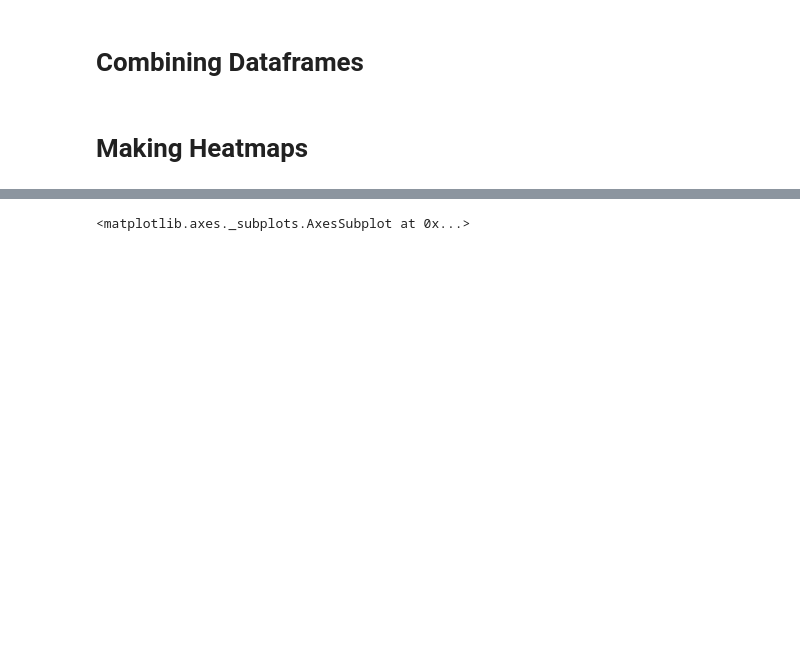
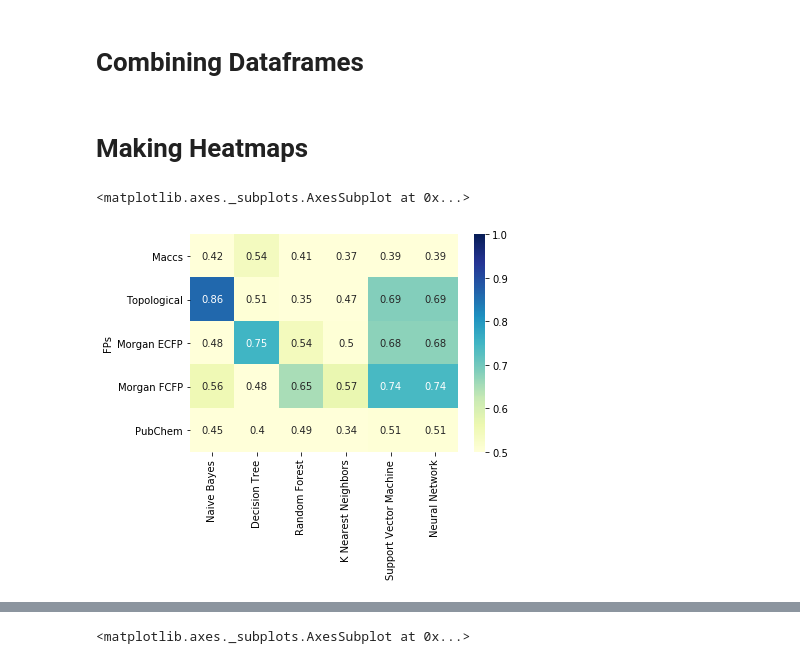
Before and after one commit to shreyasingh1/NCBI, a Jupyter notebook: Heatmaps .ipynb, the cells around one changed output, grey strips where cells are left out. Cells and saved outputs as stored; diff of their text form; code cells hidden in the pictures; blank space fills up the shorter version.

```diff
--- a/Heatmaps .ipynb
+++ b/Heatmaps .ipynb
@@ -332,3 +345,16 @@ bacc_all_test = bacc_all_test.astype(float)
+# %%
+#combining bacc for ext2s
+bacc_nb_ext2 = subset_nb_ext2['BACC']
+bacc_dt_ext2 = subset_dt_ext2['BACC']
+bacc_rf_ext2 = subset_rf_ext2['BACC']
+bacc_knn_ext2 = subset_knn_ext2['BACC']
+bacc_svm_ext2 = subset_svm_ext2['BACC']
+bacc_nn_ext2 = subset_nn_ext2['BACC']
+bacc_all_ext2 = pd.concat([bacc_nb_ext2, bacc_dt_ext2, bacc_rf_ext2, bacc_knn_ext2, bacc_svm_ext2, bacc_svm_ext2], axis = 1)
+bacc_all_ext2.columns = ['Naive Bayes', 'Decision Tree', 'Random Forest', 'K Nearest Neighbors', 'Support Vector Machine', 'Neural Network']
+bacc_all_ext2['FPs'] = ['Maccs', 'Topological', 'Morgan ECFP', 'Morgan FCFP', 'PubChem']
+bacc_all_ext2 = bacc_all_ext2.set_index('FPs')
+bacc_all_ext2 = bacc_all_ext2.astype(float)
 # %%
 #combining sens for tests
 sens_nb_test = subset_nb_test['SENS']
@@ -357,4 +409,9 @@ sphe_all_test = sphe_all_test.set_index('FPs')
 sphe_all_test = sphe_all_test.astype(float)
 # %% [markdown]
 # Making Heatmaps
+# %%
+sns.heatmap(bacc_all_ext2, annot = True, cmap = cm.YlGnBu, vmin = .50, vmax = 1)
+# %% [output]
+<matplotlib.axes._subplots.AxesSubplot at 0x...>
+[figure, added]
 # %%
```
Also changed, not shown: parts of 5 cells of this notebook, 2 other files.
